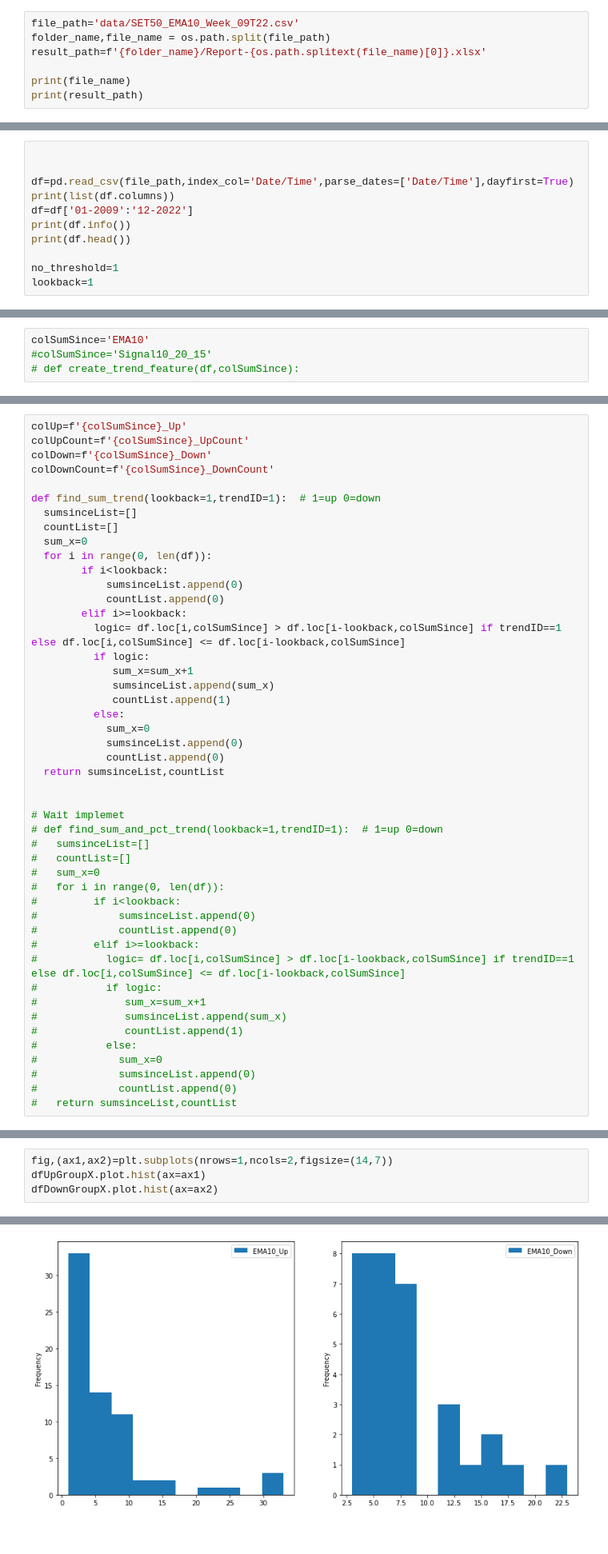
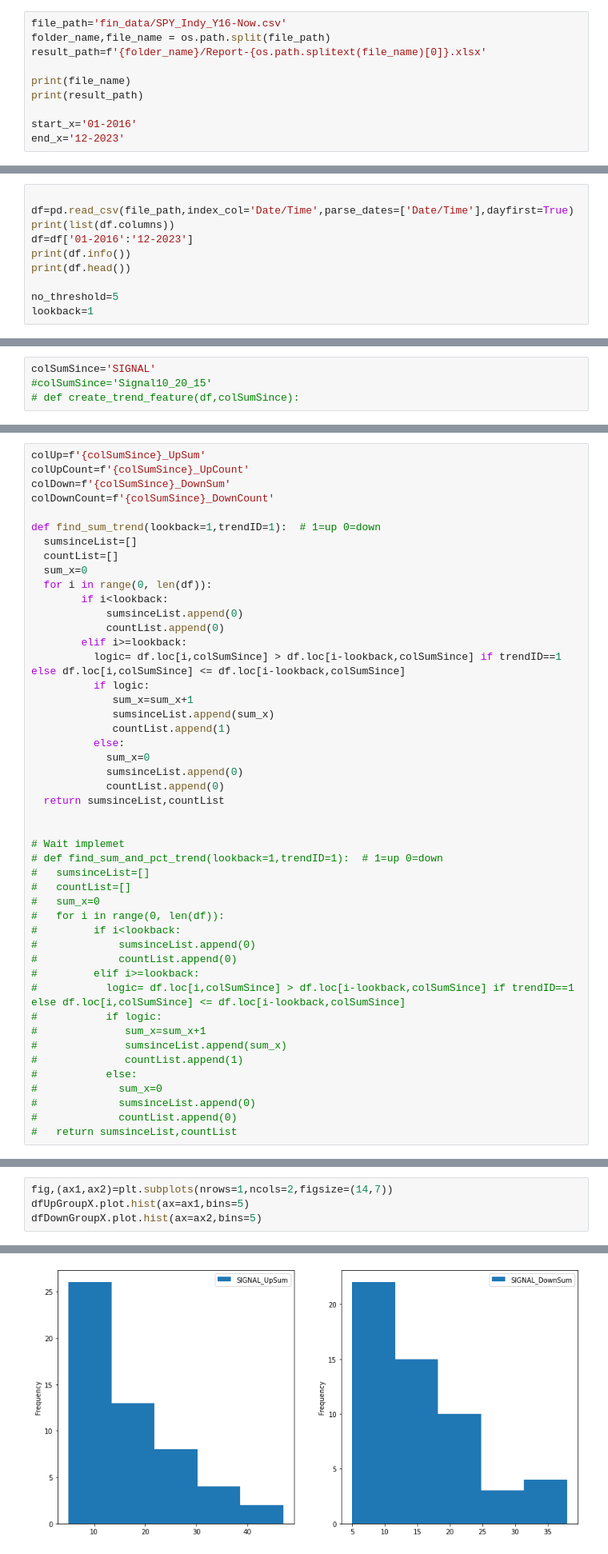
Before and after one commit to technqvi/FinQuant, a Jupyter notebook: CountTrendByLookingBackOnIndy.ipynb, the cells around one changed output, grey strips where cells are left out. Shown at 80% size. Cells and saved outputs as stored; diff of their text form.

```diff
--- a/CountTrendByLookingBackOnIndy.ipynb
+++ b/CountTrendByLookingBackOnIndy.ipynb
@@ -6,10 +9,13 @@ import matplotlib.pyplot as plt
 # %% [markdown]
 # Load and Transform Data
 # %%
-file_path='data/SET50_EMA10_Week_09T22.csv'
+file_path='fin_data/SPY_Indy_Y16-Now.csv'
 folder_name,file_name = os.path.split(file_path)
 result_path=f'{folder_name}/Report-{os.path.splitext(file_name)[0]}.xlsx'
 
 print(file_name)
 print(result_path)
+
+start_x='01-2016'
+end_x='12-2023'
 # %% [output]
@@ -18,12 +24,11 @@ data/Report-SET50_EMA10_Week_09T22.xlsx
 # %%
-
 
 df=pd.read_csv(file_path,index_col='Date/Time',parse_dates=['Date/Time'],dayfirst=True)
 print(list(df.columns))
-df=df['01-2009':'12-2022']
+df=df['01-2016':'12-2023']
 print(df.info())
 print(df.head())
 
-no_threshold=1
+no_threshold=5
 lookback=1
 # %% [output]
@@ -48,5 +52,5 @@ Date/Time
 # %%
-colSumSince='EMA10'
+colSumSince='SIGNAL'
 #colSumSince='Signal10_20_15'
 # def create_trend_feature(df,colSumSince):
 # %%
@@ -73,9 +77,9 @@ memory usage: 5.8 KB
 # %% [markdown]
 # Sum and Count Trend
 # %%
-colUp=f'{colSumSince}_Up'
+colUp=f'{colSumSince}_UpSum'
 colUpCount=f'{colSumSince}_UpCount'
-colDown=f'{colSumSince}_Down'
+colDown=f'{colSumSince}_DownSum'
 colDownCount=f'{colSumSince}_DownCount'
 
 def find_sum_trend(lookback=1,trendID=1):  # 1=up 0=down
@@ -340,5 +324,5 @@ dfDownGroupX
 # %%
 fig,(ax1,ax2)=plt.subplots(nrows=1,ncols=2,figsize=(14,7))
-dfUpGroupX.plot.hist(ax=ax1)
-dfDownGroupX.plot.hist(ax=ax2)
+dfUpGroupX.plot.hist(ax=ax1,bins=5)
+dfDownGroupX.plot.hist(ax=ax2,bins=5)
 # %% [output]
@@ -346,4 +330,4 @@ dfDownGroupX.plot.hist(ax=ax2)
-[figure, old version]
+[figure, new version]
 # %%
 #return  df_x,dfUpGroupX,dfDownGroupX
 # %%
```
Also changed, not shown: parts of 15 cells of this notebook, 1 other file.
